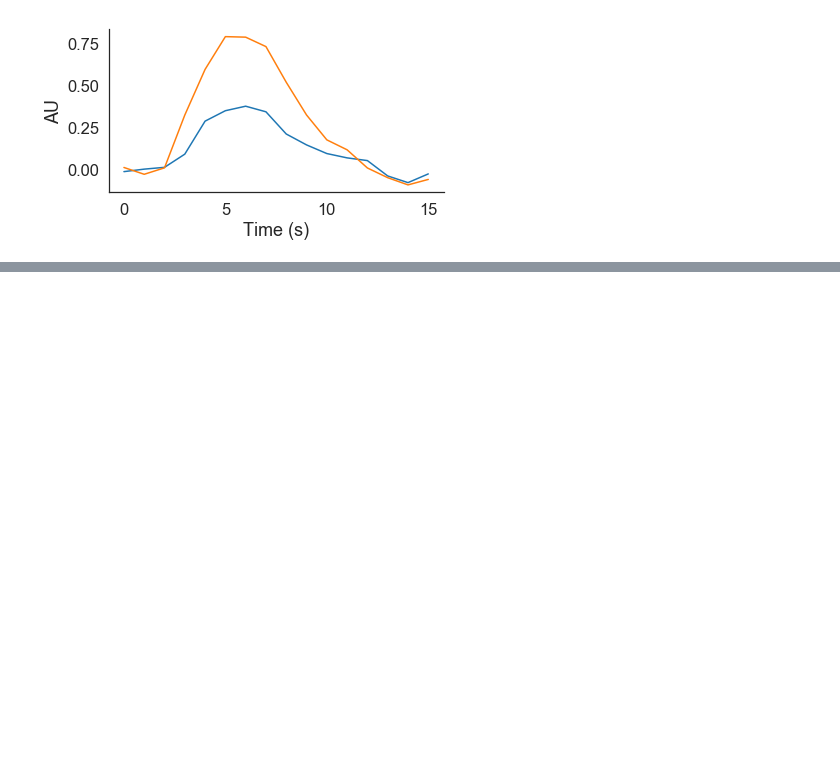
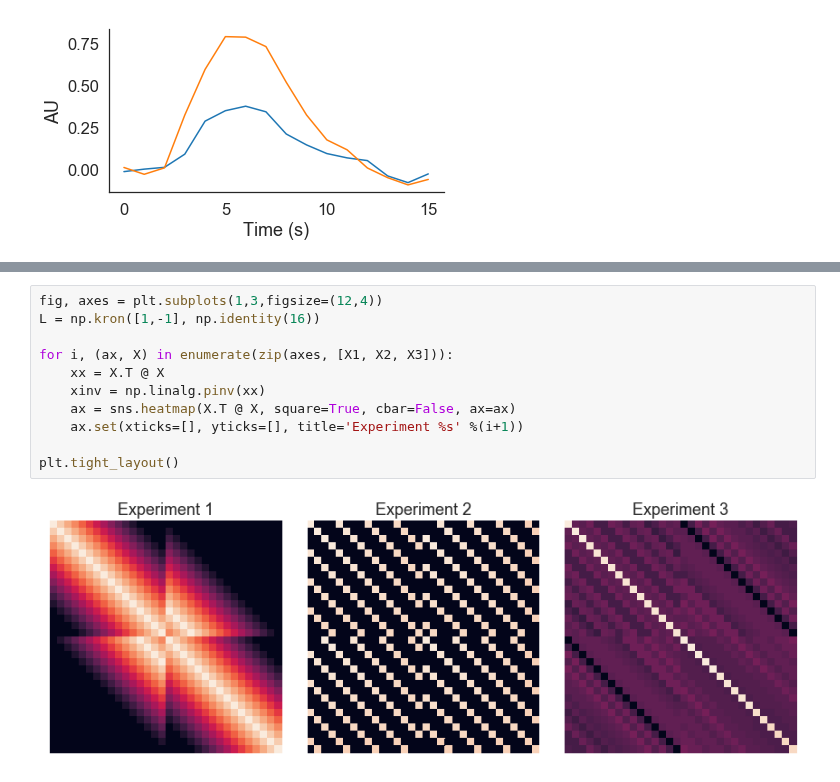
Before and after one commit to yunchang-z/neu502b-lab, a Jupyter notebook: fmri-03/fmri-03-solutions.ipynb, the cells around one changed output, grey strips where cells are left out. Cells and saved outputs as stored; diff of their text form; blank space fills up the shorter version.

```diff
--- a/fmri-03/fmri-03-solutions.ipynb
+++ b/fmri-03/fmri-03-solutions.ipynb
@@ -250,0 +277,13 @@ where $D$ is a contrast vector as before and $\otimes$ is the Kronecker product.
+# %%
+fig, axes = plt.subplots(1,3,figsize=(12,4))
+L = np.kron([1,-1], np.identity(16))
+
+for i, (ax, X) in enumerate(zip(axes, [X1, X2, X3])):
+    xx = X.T @ X
+    xinv = np.linalg.pinv(xx)
+    ax = sns.heatmap(X.T @ X, square=True, cbar=False, ax=ax)
+    ax.set(xticks=[], yticks=[], title='Experiment %s' %(i+1))
+
+plt.tight_layout()
+# %% [output]
+[figure, added]
```
Also changed, not shown: parts of 22 cells of this notebook, 6 other files.
